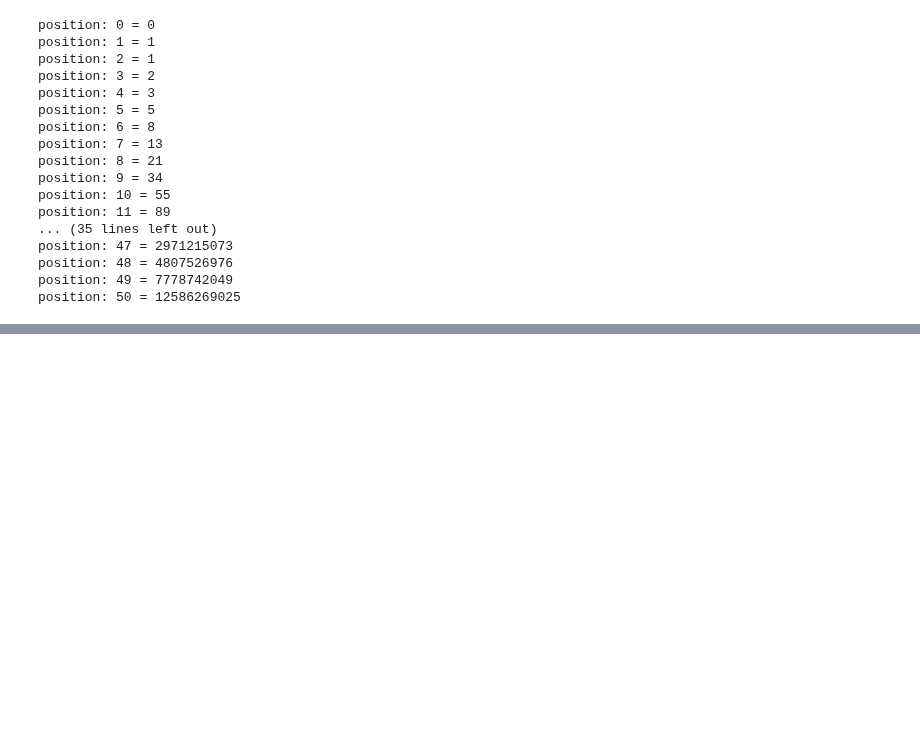
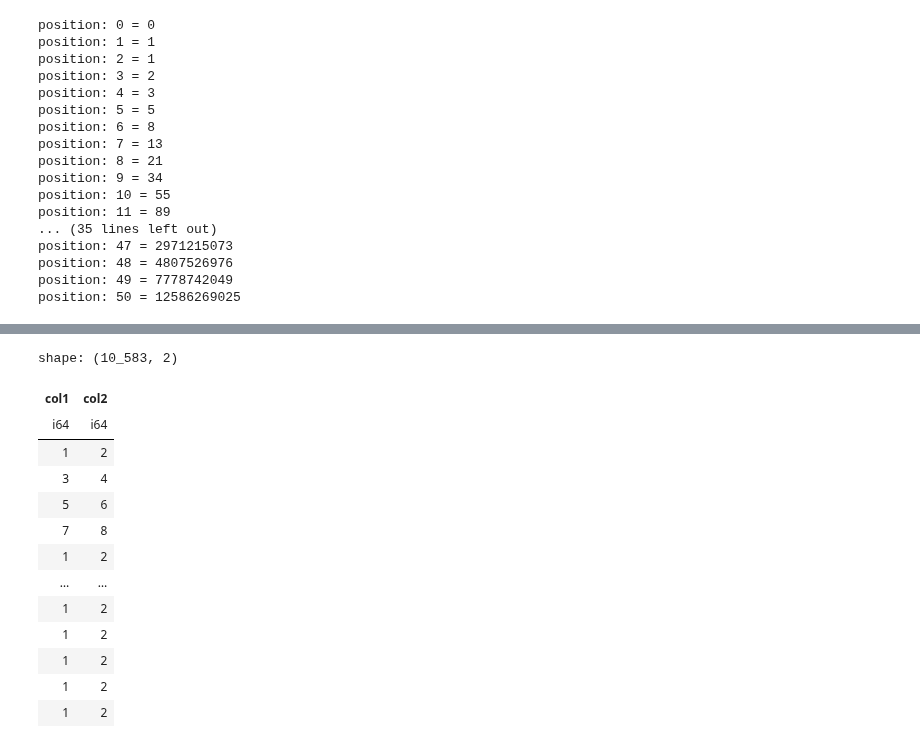
Before and after one commit to geroneona/handy_codes_python, a Jupyter notebook: Why_Programming_is_hard.ipynb, the cells around one changed output, grey strips where cells are left out. Drawn from its saved outputs; the diff is of its cells as text; code cells hidden in the pictures; blank space fills up the shorter version.

```diff
--- a/Why_Programming_is_hard.ipynb
+++ b/Why_Programming_is_hard.ipynb
@@ -8825,0 +8879,27 @@ position: 50 = 12586269025
+# %%
+import polars as pl
+
+# Read CSV while skipping the first 5 rows and treating the 6th row as the new header
+df = pl.read_csv("data.csv", skip_rows=5, has_header=True)
+
+# Save the cleaned CSV
+df.write_csv(r"C:\Users\CHRISTIANGERONEONA\Documents\Python\handy_codes_python\xxxcleaned_data.csv")
+
+df = pl.read_csv("xxxcleaned_data.csv")  # Load CSV
+
+df
+# %% [output]
+shape: (10_583, 2)
+| col1 | col2 |
+| i64 | i64 |
+| 1 | 2 |
+| 3 | 4 |
+| 5 | 6 |
+| 7 | 8 |
+| 1 | 2 |
+| … | … |
+| 1 | 2 |
+| 1 | 2 |
+| 1 | 2 |
+| 1 | 2 |
+| 1 | 2 |
```
Also changed, not shown: parts of 156 cells of this notebook.
